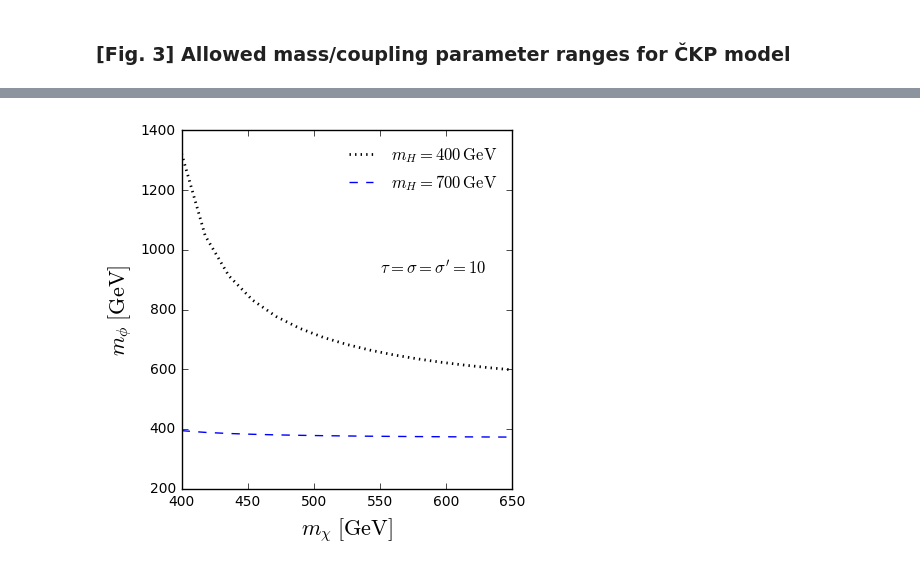
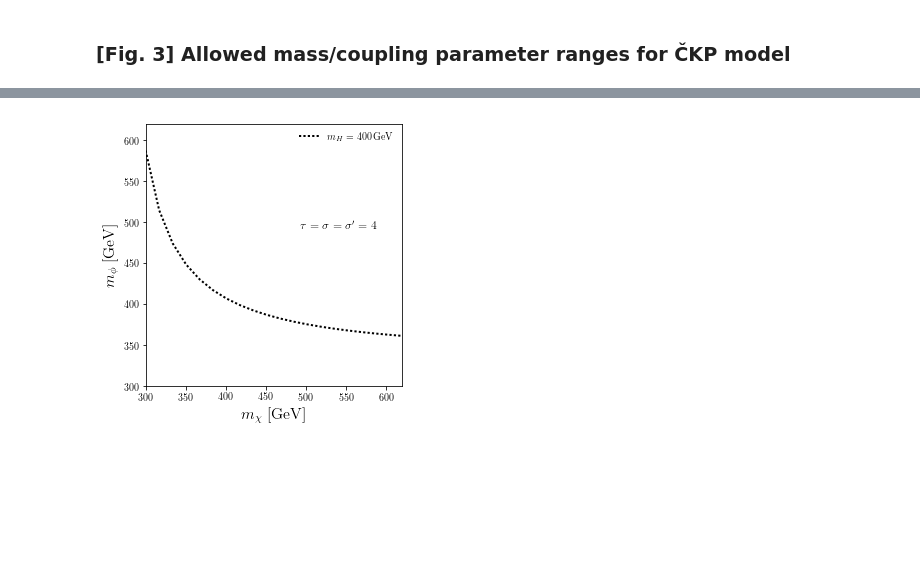
Before and after one commit to openhep/ackp16B, a Jupyter notebook: RnuH.ipynb, the cells around one changed output, grey strips where cells are left out. Cells and saved outputs as stored; diff of their text form; code cells hidden in the pictures; blank space fills up the shorter version.

```diff
--- a/RnuH.ipynb
+++ b/RnuH.ipynb
@@ -572,9 +598,9 @@ if SAVEPDFS:
 # %% [markdown]
 ### [Fig 2] $\Gamma_{H}$ in three-loop ČKP model
 # %%
-sgma = 8  # = tau
+sgma = 4  # = tau
 resolution = 100
-xmin, xmax = 500, 700
+xmin, xmax = 200, 700
 ymin, ymax = 0, 80
 plt.figure(figsize=(4,4))
 for mH in mHset:
@@ -583,7 +609,7 @@ for mH in mHset:
     plt.plot(xs , TOT, label=r"$m_{{H}} = {}$".format(mH))
 plt.ylabel(r'$\Gamma_H\;{\rm [GeV]}$', fontsize=16)
 plt.xlabel(r'$m_{\chi}=m_{\phi}\;{\rm [GeV]}$', fontsize=16)
-plt.annotate(r"$\tau=\sigma=\sigma' = 8$", xy=(0.06, 0.88), xycoords='axes fraction', fontsize=12)
+plt.annotate(r"$\tau=\sigma=\sigma' = {}$".format(sgma), xy=(0.06, 0.88), xycoords='axes fraction', fontsize=12)
 plt.legend(loc=1).draw_frame(0)
 plt.xlim(xmin, xmax)
 fig = plt.ylim(ymin, ymax)
@@ -595,16 +621,16 @@ if SAVEPDFS:
 # %%
-xmin, xmax = 0.2, 10
+xmin, xmax = 0.2, 4.5
 plt.figure(figsize=(3.7,4))
 for mH in mHset:
-    xs = np.linspace(xmin, xmax, 40)
+    xs = np.linspace(xmin, xmax, 10)
     TOT, BR = GAMTOTckpD(xs, mH/2, mH)
     plt.plot(xs , TOT, label=r"$m_{{H}} = {}$".format(mH))
 #plt.ylabel(r'$\sigma(pp\to H\to\gamma\gamma)\;{\rm [fb]}$', fontsize=16)
 plt.xlabel(r"$\tau=\sigma=\sigma'$", fontsize=16)
 #plt.fill_between(xs, xs_low*np.ones(xs.shape), xs_high*np.ones(xs.shape), facecolor='lightgreen', alpha=0.5)
 #plt.text(2.5, 8, r'${\rm ATLAS+CMS}\; \gamma\gamma\; {\rm range}$')
-plt.annotate(r'$m_\chi = m_\phi = {m_H}/{2}$', xy=(0.50, 0.08), xycoords='axes fraction', fontsize=12)
-plt.legend(loc=2).draw_frame(0)
+plt.annotate(r'$m_\chi = m_\phi = {m_H}/{2}$', xy=(0.06, 0.88), xycoords='axes fraction', fontsize=12)
+plt.legend(loc=1).draw_frame(0)
 #plt.xlim(xmin, xmax)
 fig = plt.ylim(ymin, ymax)
 plt.tight_layout()
@@ -616,8 +642,9 @@ if SAVEPDFS:
 ### [Fig. 3] Allowed mass/coupling parameter ranges for ČKP model
 # %%
 resolution = 15  # of calculation grid
-bmax=20
-xs = np.linspace(-bmax, bmax, resolution)
+taumax = 7.5
+sigmax = 4.5
+xs = np.linspace(-taumax, taumax, resolution)
 bounds = {}
 for mH in mHset:
     bounds[mH] = np.transpose([sigboundCKP('gg', t, mH) for t in xs])
@@ -660,25 +689,26 @@ Bound on digamma xs = 1.1 GeV
 # %%
-resolution = 15  # of calculation grid
-xmin = 400
-xmax = 650
+resolution = 20  # of calculation grid
+xmin = 300
+xmax = 620
 mbounds = {}
-for mH in mHset[:-1]:
-    xs = np.linspace(xmin, xmax, resolution)
+xs = np.linspace(xmin, xmax, resolution)
+for mH in mHset[:-2]:
     mbounds[mH] = [mboundCKP('gg', m, mH, init=mH/2.+10) for m in xs]
 # %%
 fig, ax = plt.subplots(figsize=(4.5,4.5))
-#ax.annotate(r"$\tau=\sigma=\sigma' = 10$", xy=(0.6, 0.88), xycoords='axes fraction', fontsize=14)
 ax.set_xlabel(r'$m_\chi \; {\rm [GeV]}$', fontsize=16)
 ax.set_ylabel(r"$m_\phi \; {\rm [GeV]}$", fontsize=16)
-for mH in mHset[:-1]:
+for mH in mHset[:-2]:
     xs = np.linspace(xmin, xmax, resolution)
     lgg, = ax.plot(xs, mbounds[mH], label=r'$m_H = {}\,{{\rm GeV}}$'.format(mH))
-#ax.fill_between(xs, 375, gs, color='gray', alpha='0.6')
+#handles, labels = ax.get_legend_handles_labels()
+#ax.legend(handles[:-1], labels[:-1], loc=1).draw_frame(0)
 ax.legend(loc=1).draw_frame(0)
 plt.tight_layout()
-plt.annotate(r"$\tau=\sigma=\sigma' = 10$", xy=(0.6, 0.6), xycoords='axes fraction', fontsize=12)
-fig = plt.ylim(200, 1400)
+plt.annotate(r"$\tau=\sigma=\sigma' = 4$", xy=(0.6, 0.6), xycoords='axes fraction', fontsize=12)
+plt.xlim(300, 620)
+fig = plt.ylim(300, 620)
 if SAVEPDFS:
     plt.savefig("/home/kkumer/mm.pdf")
 # %% [output]
-[figure, old version]
+[figure, new version]
```
Also changed, not shown: parts of 13 cells of this notebook.
